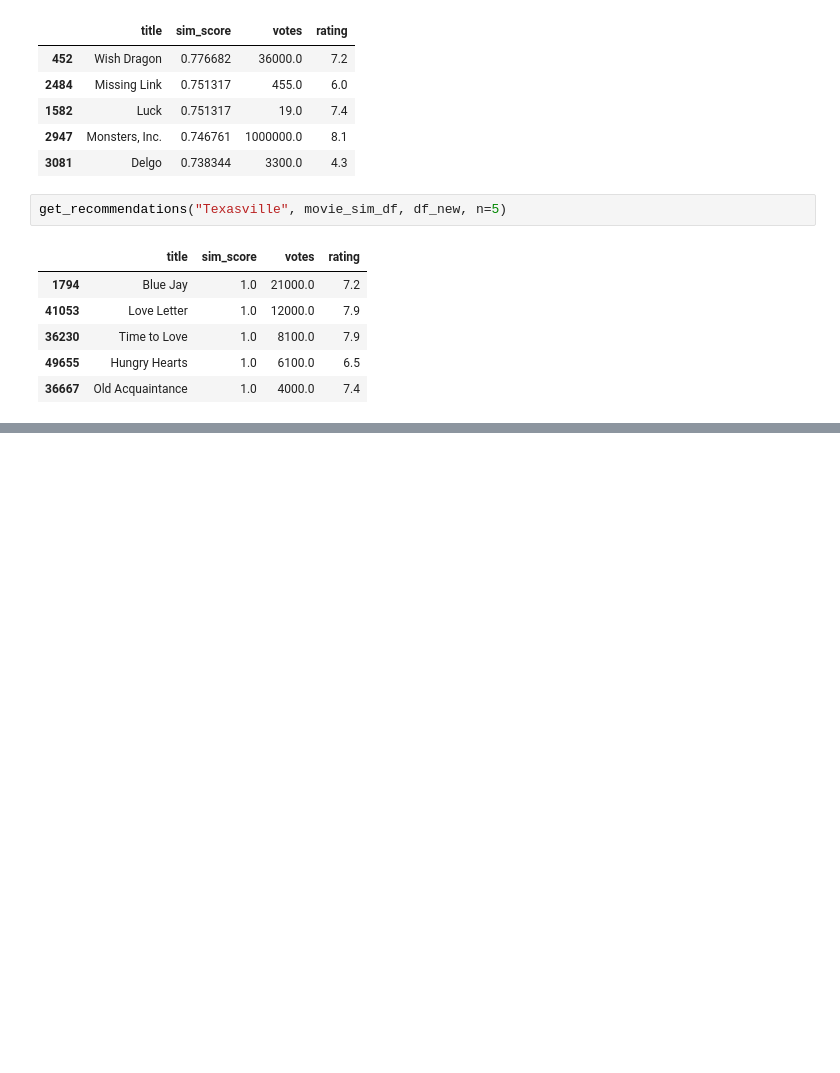
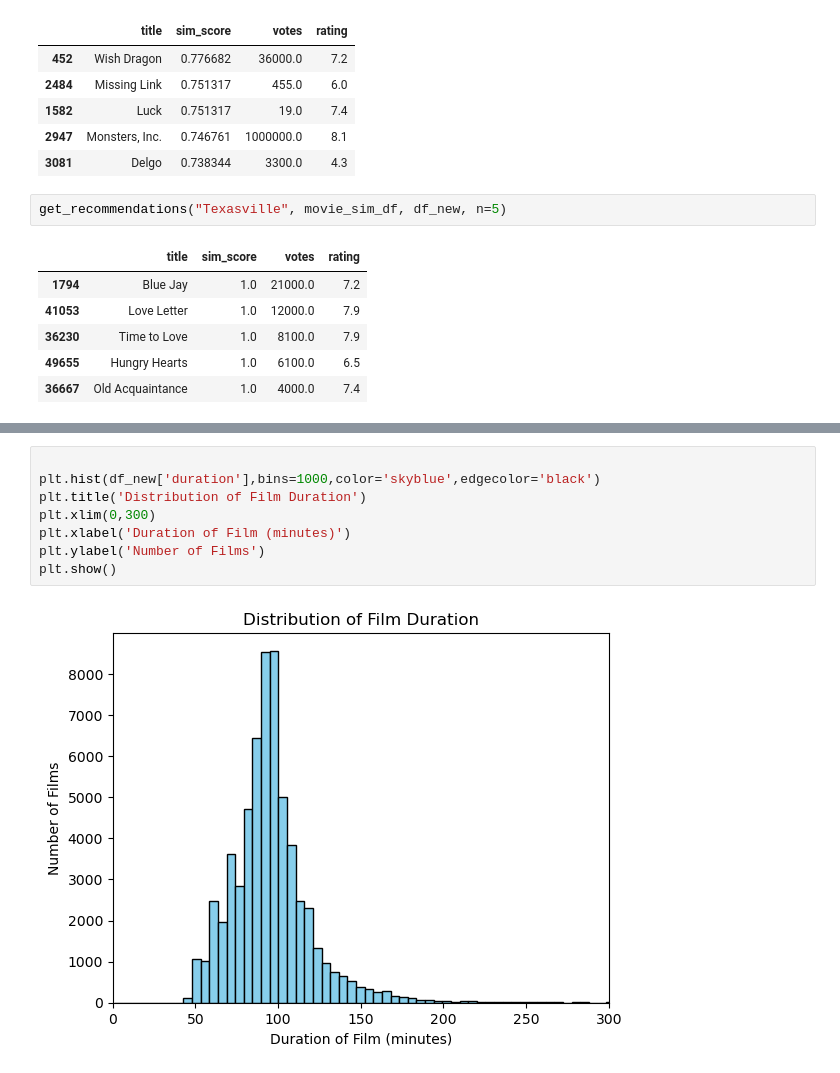
Before and after one commit to phodgkins/dm-movies, a Jupyter notebook: load_data.ipynb, the cells around one changed output, grey strips where cells are left out. Saved outputs shown, nothing was run; the diff lists cells and outputs as text; blank space fills up the shorter version.

```diff
--- a/load_data.ipynb
+++ b/load_data.ipynb
@@ -877,0 +907,10 @@ get_recommendations("Texasville", movie_sim_df, df_new, n=5)
+# %%
+
+plt.hist(df_new['duration'],bins=1000,color='skyblue',edgecolor='black')
+plt.title('Distribution of Film Duration')
+plt.xlim(0,300)
+plt.xlabel('Duration of Film (minutes)')
+plt.ylabel('Number of Films')
+plt.show()
+# %% [output]
+[figure, added]
```
Also changed, not shown: parts of 3 cells of this notebook.
